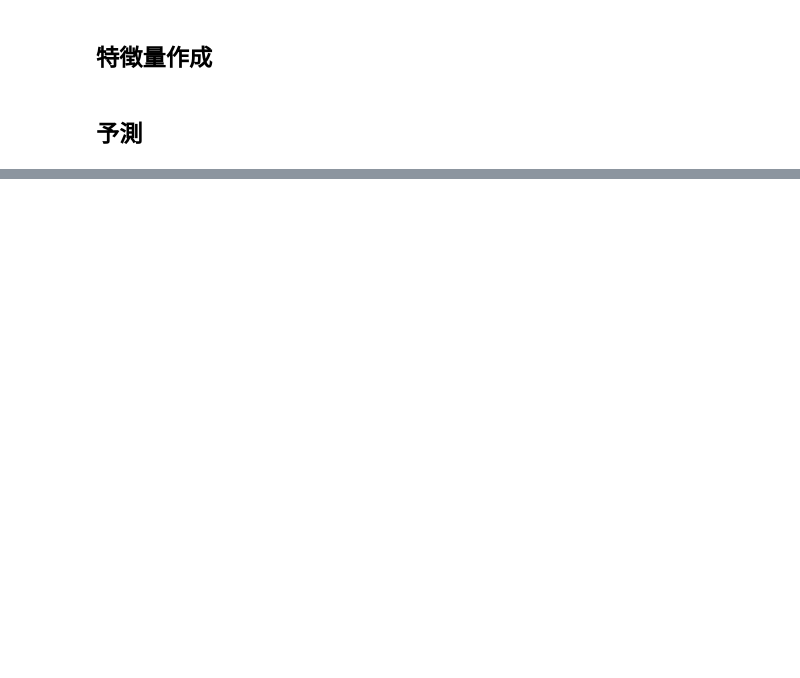
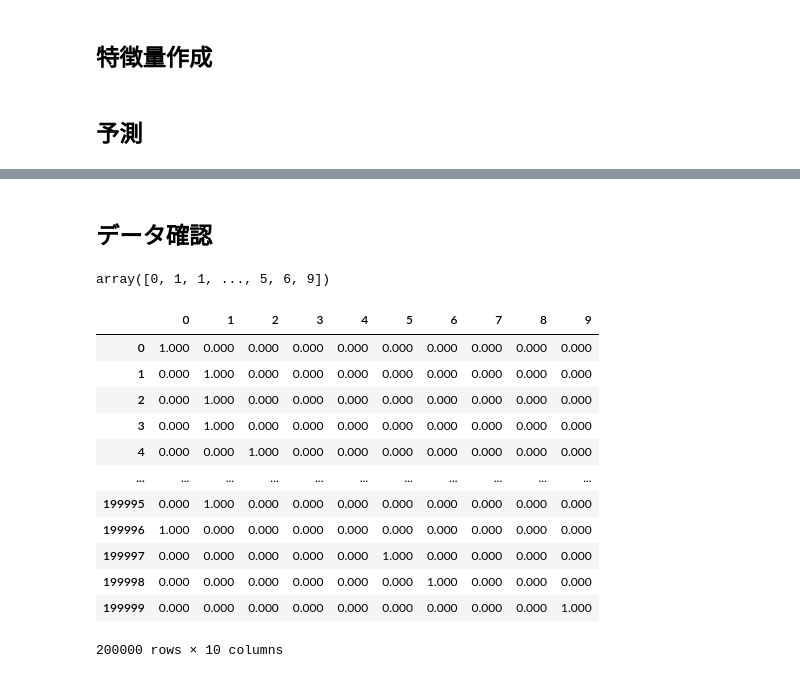
Before and after one commit to MM-Fish/TPS-FEB2022, a Jupyter notebook: notebooks/main.ipynb, the cells around one changed output, grey strips where cells are left out. Saved outputs shown, nothing was run; the diff lists cells and outputs as text; code cells hidden in the pictures; blank space fills up the shorter version.

Commit message:
fix xgb and add keras

```diff
--- a/notebooks/main.ipynb
+++ b/notebooks/main.ipynb
@@ -113,0 +124,2 @@ numpy.AxisError: axis 1 is out of bounds for array of dimension 1
+# %% [markdown]
+## データ確認
@@ -113,0 +150,6 @@ numpy.AxisError: axis 1 is out of bounds for array of dimension 1
+# %%
+from keras.utils import np_utils
+
+dfs = [pd.read_pickle(FEATURE_DIR_NAME + f'{f}_train.pkl') for f in ['target']]
+train_y = pd.concat(dfs, axis=1)
+train_y = np_utils.to_categorical(train_y)
@@ -113,0 +158,21 @@ numpy.AxisError: axis 1 is out of bounds for array of dimension 1
+# %%
+# train_y = pd.DataFrame(train_y)
+np.argmax(np.array(train_y), axis=1)
+# %% [output]
+array([0, 1, 1, ..., 5, 6, 9])
+# %%
+train_y.query()
+# %% [output]
+|  | 0 | 1 | 2 | 3 | 4 | 5 | 6 | 7 | 8 | 9 |
+| 0 | 1.000 | 0.000 | 0.000 | 0.000 | 0.000 | 0.000 | 0.000 | 0.000 | 0.000 | 0.000 |
+| 1 | 0.000 | 1.000 | 0.000 | 0.000 | 0.000 | 0.000 | 0.000 | 0.000 | 0.000 | 0.000 |
+| 2 | 0.000 | 1.000 | 0.000 | 0.000 | 0.000 | 0.000 | 0.000 | 0.000 | 0.000 | 0.000 |
+| 3 | 0.000 | 1.000 | 0.000 | 0.000 | 0.000 | 0.000 | 0.000 | 0.000 | 0.000 | 0.000 |
+| 4 | 0.000 | 0.000 | 1.000 | 0.000 | 0.000 | 0.000 | 0.000 | 0.000 | 0.000 | 0.000 |
+| ... | ... | ... | ... | ... | ... | ... | ... | ... | ... | ... |
+| 199995 | 0.000 | 1.000 | 0.000 | 0.000 | 0.000 | 0.000 | 0.000 | 0.000 | 0.000 | 0.000 |
+| 199996 | 1.000 | 0.000 | 0.000 | 0.000 | 0.000 | 0.000 | 0.000 | 0.000 | 0.000 | 0.000 |
+| 199997 | 0.000 | 0.000 | 0.000 | 0.000 | 0.000 | 1.000 | 0.000 | 0.000 | 0.000 | 0.000 |
+| 199998 | 0.000 | 0.000 | 0.000 | 0.000 | 0.000 | 0.000 | 1.000 | 0.000 | 0.000 | 0.000 |
+| 199999 | 0.000 | 0.000 | 0.000 | 0.000 | 0.000 | 0.000 | 0.000 | 0.000 | 0.000 | 1.000 |
+200000 rows × 10 columns
```
Also changed, not shown: parts of 7 cells of this notebook, 5 other files.
